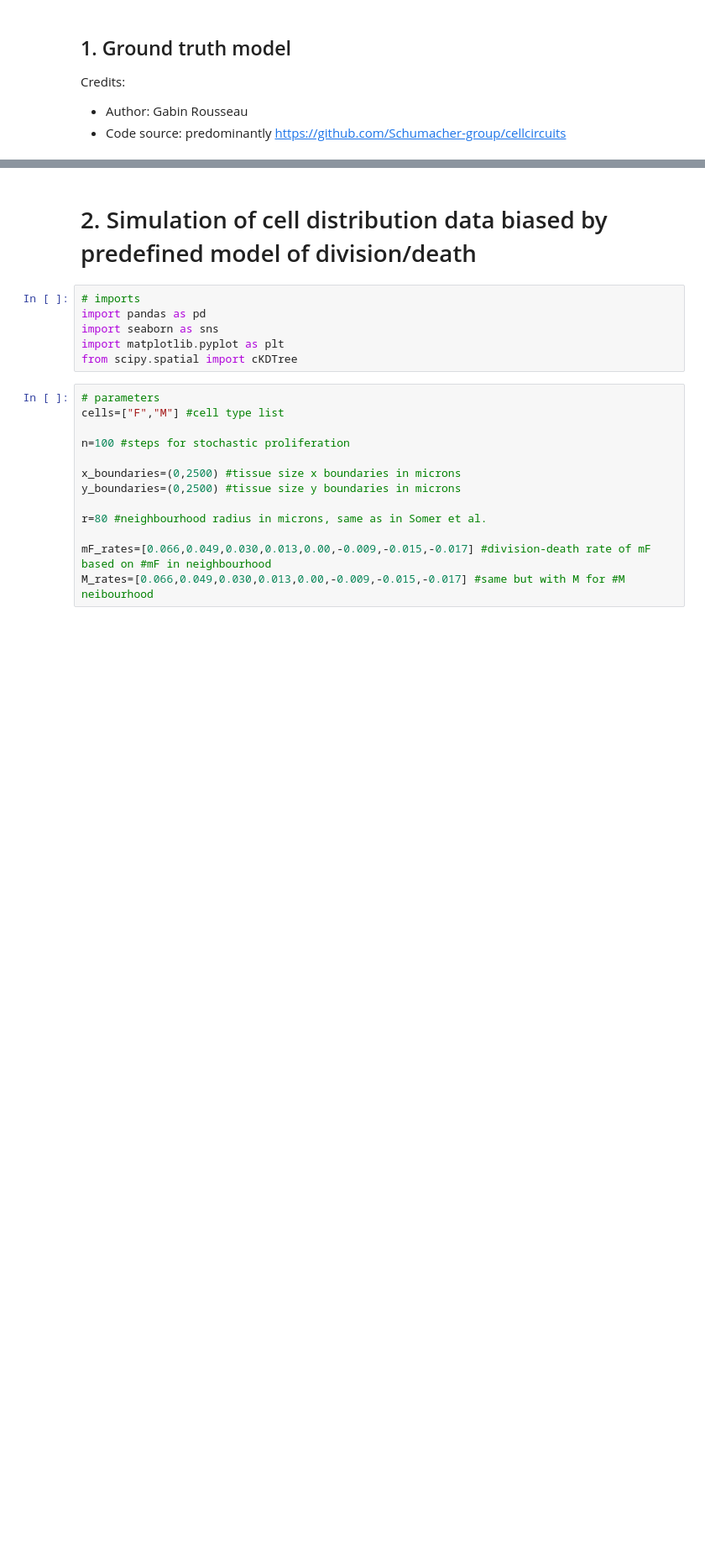
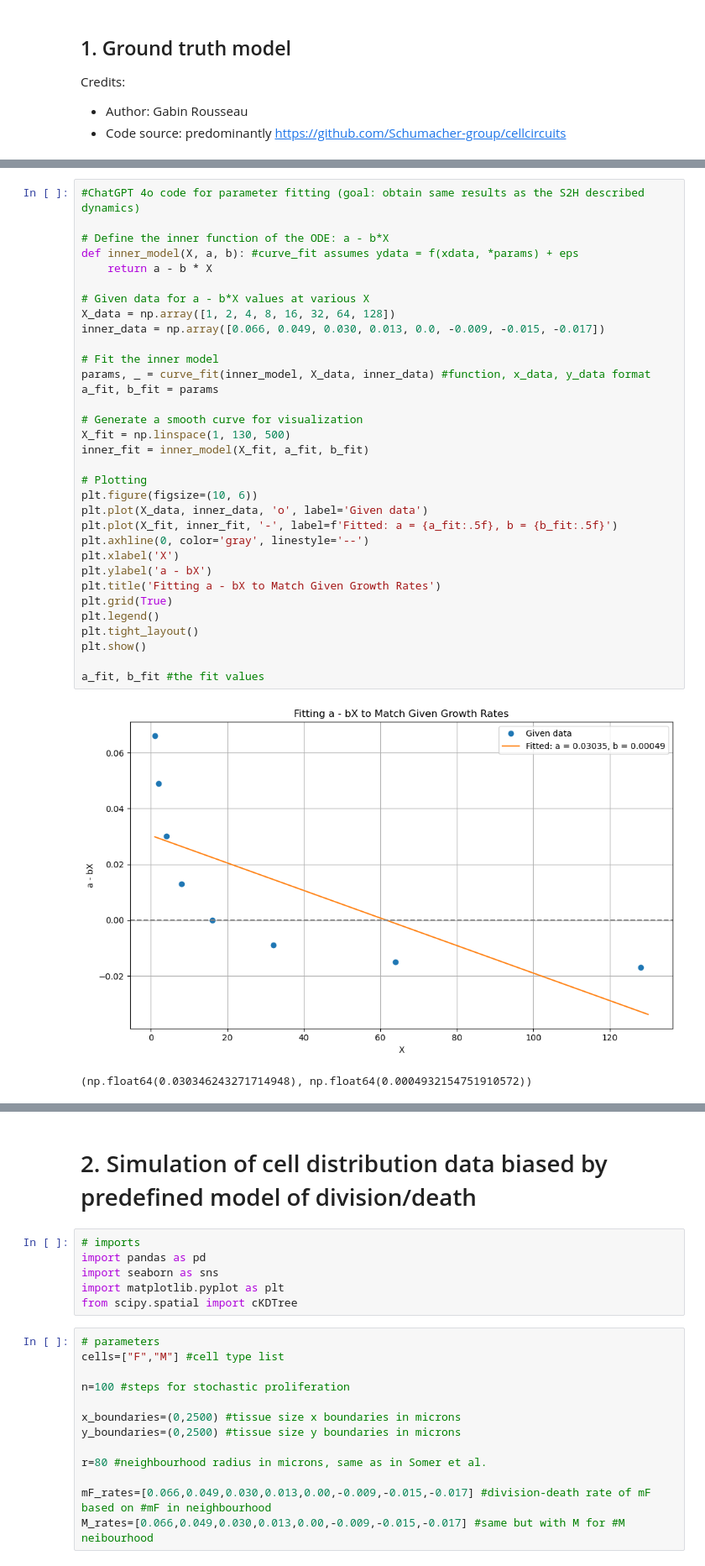
Before and after one commit to B179675-2024/OSDR_TNBC, a Jupyter notebook: notebooks/validation_simulations.ipynb, the cells around one changed output, grey strips where cells are left out. Shown at 84% size. Saved outputs shown, nothing was run; the diff lists cells and outputs as text; blank space fills up the shorter version.

```diff
--- a/notebooks/validation_simulations.ipynb
+++ b/notebooks/validation_simulations.ipynb
@@ -16,3 +17,39 @@ from scipy.integrate import odeint
 
 #main
 import matplotlib.pyplot as plt
+# %%
+#ChatGPT 4o code for parameter fitting (goal: obtain same results as the S2H described dynamics)
+
+# Define the inner function of the ODE: a - b*X
+def inner_model(X, a, b): #curve_fit assumes ydata = f(xdata, *params) + eps
+    return a - b * X
+
+# Given data for a - b*X values at various X
+X_data = np.array([1, 2, 4, 8, 16, 32, 64, 128])
+inner_data = np.array([0.066, 0.049, 0.030, 0.013, 0.0, -0.009, -0.015, -0.017])
+
+# Fit the inner model
+params, _ = curve_fit(inner_model, X_data, inner_data) #function, x_data, y_data format
+a_fit, b_fit = params
+
+# Generate a smooth curve for visualization
+X_fit = np.linspace(1, 130, 500)
+inner_fit = inner_model(X_fit, a_fit, b_fit)
+
+# Plotting
+plt.figure(figsize=(10, 6))
+plt.plot(X_data, inner_data, 'o', label='Given data')
+plt.plot(X_fit, inner_fit, '-', label=f'Fitted: a = {a_fit:.5f}, b = {b_fit:.5f}')
+plt.axhline(0, color='gray', linestyle='--')
+plt.xlabel('X')
+plt.ylabel('a - bX')
+plt.title('Fitting a - bX to Match Given Growth Rates')
+plt.grid(True)
+plt.legend()
+plt.tight_layout()
+plt.show()
+
+a_fit, b_fit #the fit values
+# %% [output]
+[figure, added]
+(np.float64(0.030346243271714948), np.float64(0.0004932154751910572))
```
Also changed, not shown: parts of 8 cells of this notebook.
